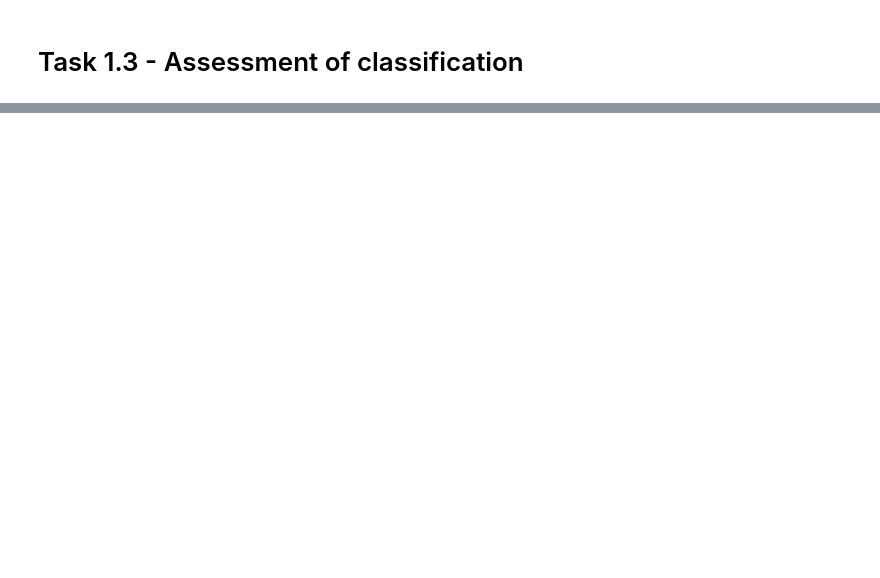
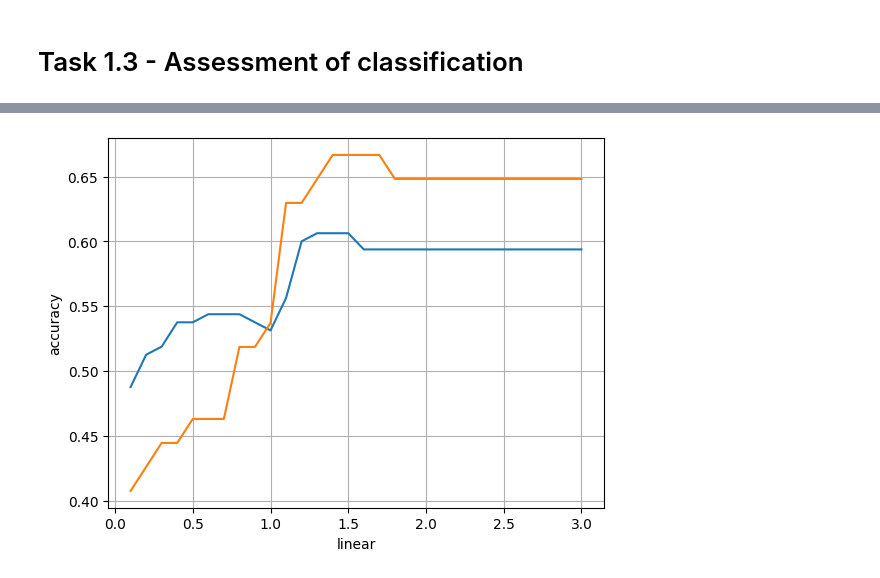
Before and after one commit to MichaelHooper36/COMP2002---Machine-Learning-and-Optimisation, a Jupyter notebook: Source Code/COMP2002Assessment.ipynb, the cells around one changed output, grey strips where cells are left out. Saved outputs shown, nothing was run; the diff lists cells and outputs as text; code cells hidden in the pictures; blank space fills up the shorter version.

```diff
--- a/Source Code/COMP2002Assessment.ipynb
+++ b/Source Code/COMP2002Assessment.ipynb
@@ -107,0 +164,23 @@ trainAccuracy=0.55 train accuracy testAccuracy=0.61 test accuracy
+# %%
+p3_range = np.arange(0.1, 3.1, 0.1)
+p3_scores = []
+p3_testscores = []
+for p3 in p3_range:
+    classifier = SVC(kernel='poly', degree=3, C=p3, gamma=p3)
+    classifier.fit(xtrain, ttrain)
+    p3ytrain = classifier.predict(xtrain)
+    p3ytest = classifier.predict(xtest)
+    p3_scores.append(accuracy_score(ttrain, p3ytrain))
+    p3_testscores.append(accuracy_score(ttest, p3ytest))
+
+
+plt.figure()
+plt.grid()
+plt.xlabel('linear')
+plt.ylabel('accuracy')
+plt.plot(p3_range, p3_scores)
+plt.plot(p3_range, p3_testscores)
+plt.xticks ([0, 0.5, 1.0, 1.5, 2.0, 2.5, 3.0])
+plt.show()
+# %% [output]
+[figure, added]
```
Also changed, not shown: parts of 7 cells of this notebook.
